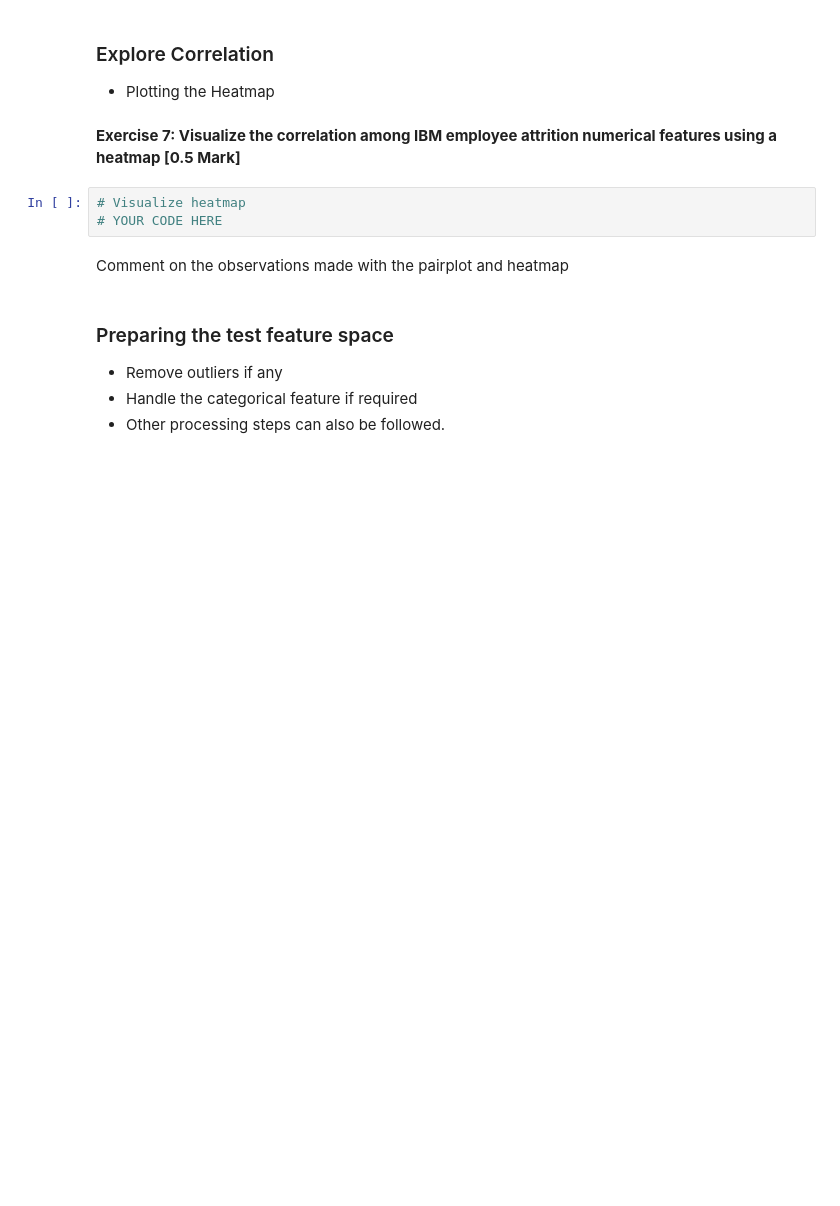
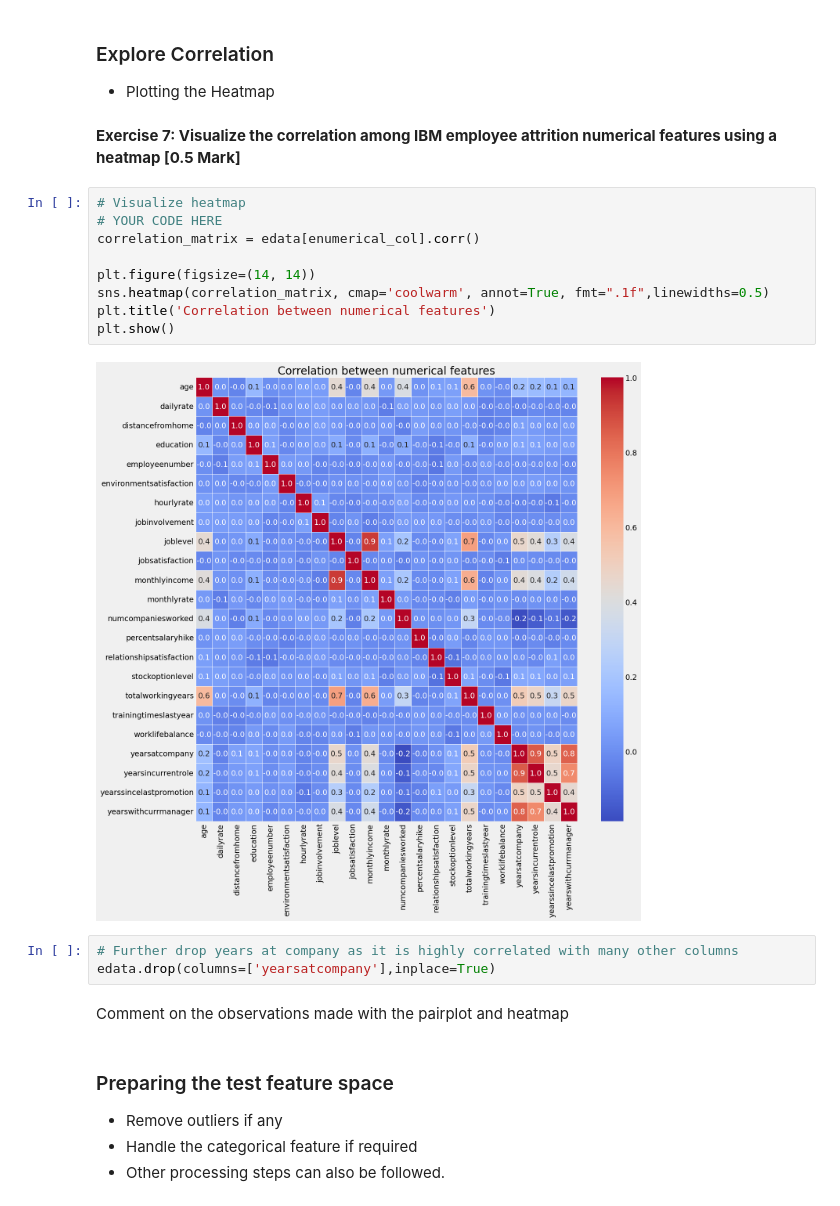
Before and after one commit to Shrutiba/iisc_cds, a Jupyter notebook: M2_MP4_NB_Employee_Attrition_Prediction.ipynb, the cells around one changed output. Cells and saved outputs as stored; diff of their text form; blank space fills up the shorter version.

```diff
--- a/M2_MP4_NB_Employee_Attrition_Prediction.ipynb
+++ b/M2_MP4_NB_Employee_Attrition_Prediction.ipynb
@@ -483,9 +483,20 @@ plt.show()
 - Plotting the Heatmap
 # %% [markdown]
 **Exercise 7: Visualize the correlation among IBM employee attrition numerical features using a heatmap [0.5 Mark]**
-# %%
-# Visualize heatmap
-# YOUR CODE HERE
+# %%
+# Visualize heatmap
+# YOUR CODE HERE
+correlation_matrix = edata[enumerical_col].corr()
+
+plt.figure(figsize=(14, 14))
+sns.heatmap(correlation_matrix, cmap='coolwarm', annot=True, fmt=".1f",linewidths=0.5)
+plt.title('Correlation between numerical features')
+plt.show()
+# %% [output]
+[figure, added]
+# %%
+# Further drop years at company as it is highly correlated with many other columns
+edata.drop(columns=['yearsatcompany'],inplace=True)
 # %% [markdown]
 Comment on the observations made with the pairplot and heatmap
 # %% [markdown]
```
